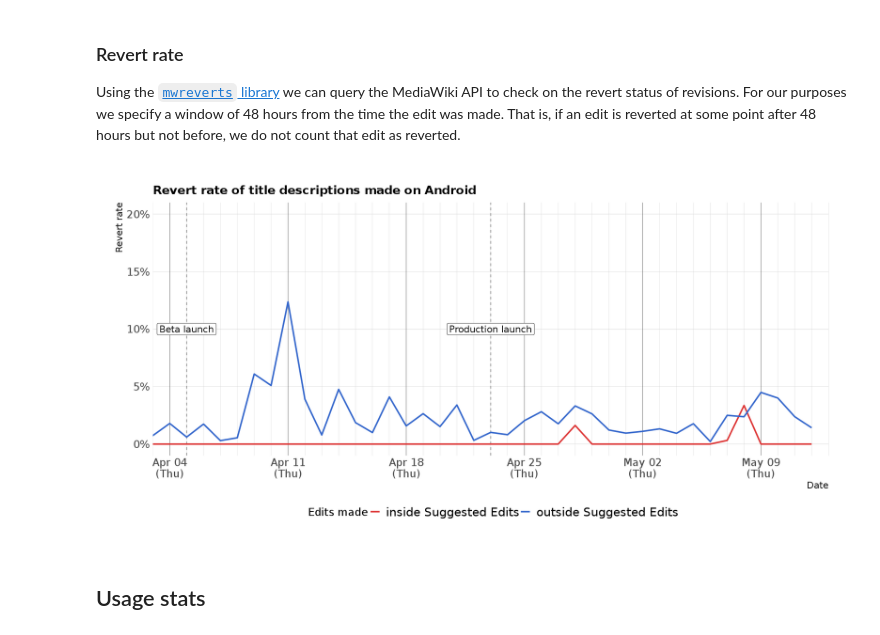
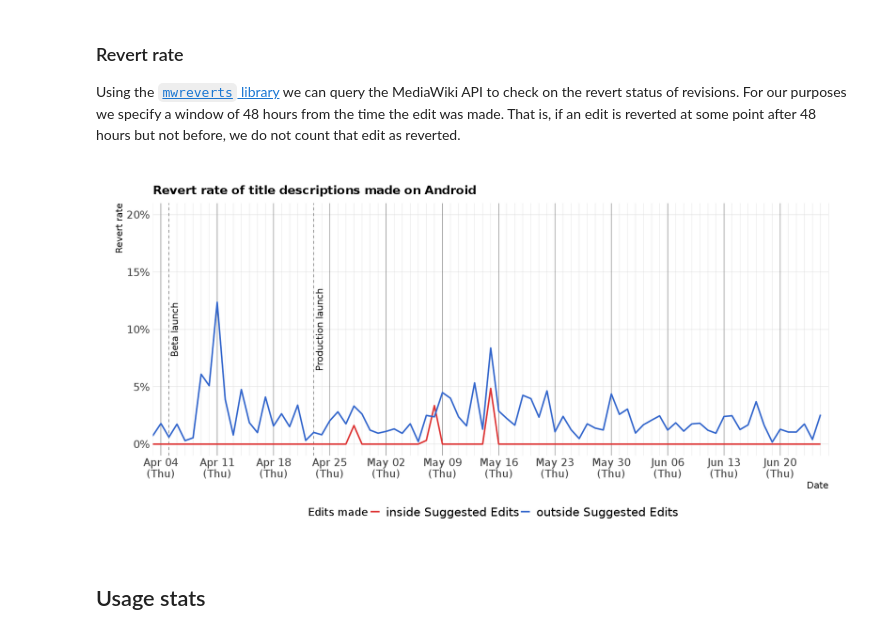
Before and after one commit to bearloga/wmf-android-suggested-edits, a Jupyter notebook: suggested-edits-v1.ipynb, the cells around one changed output. Cells and saved outputs as stored; diff of their text form; code cells hidden in the pictures.

```diff
--- a/suggested-edits-v1.ipynb
+++ b/suggested-edits-v1.ipynb
@@ -269,7 +264,8 @@ p1 + p2 + plot_layout(ncol = 1)
 
 The following is an anonymized leaderboard of top 10 (or more if there are ties) editors by total number of edits made through the Suggested Edits feature:
 # %%
-revert_status_data <- readr::read_csv("revert_status_data.csv.gz", col_types = "DTiiicli", progress = FALSE) %>%
+revert_status_data <- "revert_status_data_title-descriptions.csv.gz" %>%
+    readr::read_csv(col_types = "DTiiccli", progress = FALSE) %>%
     mutate(made = factor(edit_type, c("suggested", "regular"), c("inside Suggested Edits", "outside Suggested Edits")))
 # %%
 editor_reverts <- revert_status_data %>%
@@ -319,24 +316,24 @@ Using the [`mwreverts` library](https://pythonhosted.org/mwreverts/) we can quer
 # %%
 options(repr.plot.width = 16, repr.plot.height = 8)
 revert_status_data %>%
     group_by(rev_date, made) %>%
     summarize(revert_rate = mean(reverted)) %>%
     ggplot() +
     geom_vline(aes(xintercept = date), data = feature_release_dates, linetype = "dashed", color = "gray50") +
-    geom_label(aes(x = date, y = 0.1, label = release), data = feature_release_dates, size = 5) +
+    geom_text(aes(x = date, y = 0.1, label = release), data = feature_release_dates, size = 5, angle = 90, vjust = "top", nudge_x = 0.25) +
     geom_line(aes(x = rev_date, y = revert_rate, color = made), size = 1.1) +
     scale_color_manual(values = c("inside Suggested Edits" = "#dd3333", "outside Suggested Edits" = "#3366cc")) +
     scale_y_continuous(labels = scales::percent_format(1), minor_breaks = NULL) +
     scale_x_date(date_breaks = "7 days", date_minor_breaks = "1 day", date_labels = "%b %d\n(%a)", expand = c(0, 1)) +
     coord_cartesian(xlim = edit_date_range, ylim = c(0, 0.2)) +
     hrbrthemes::theme_ipsum("DejaVu Sans", base_size = 16, strip_text_face = "bold",
                             caption_size = 12, axis_title_size = 14, subtitle_size = 14) +
     theme(legend.position = "bottom", panel.grid.minor.y = element_blank(), legend.text = element_text(size = 18),
           panel.grid.major.x = element_line(color = "gray10")) +
     labs(x = "Date", y = "Revert rate", color = "Edits made",
          title = "Revert rate of title descriptions made on Android")
 # %% [output]
-[figure, old version]
+[figure, new version]
 # %% [markdown]
 ## Usage stats
 # %%
```
Also changed, not shown: parts of 24 cells of this notebook, 11 other files.
